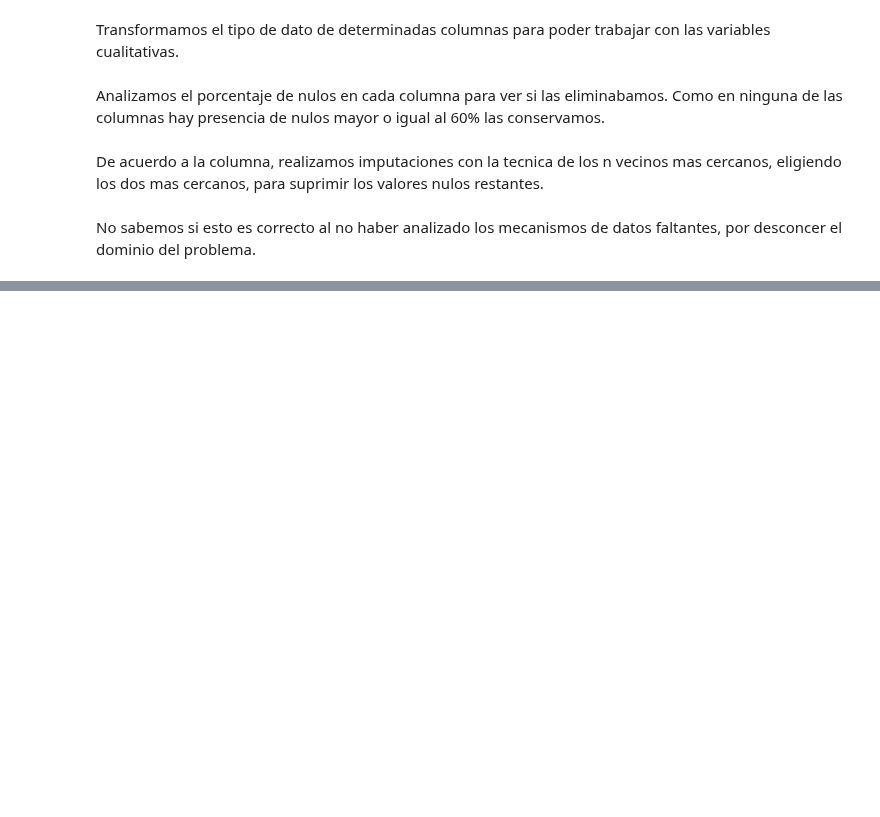
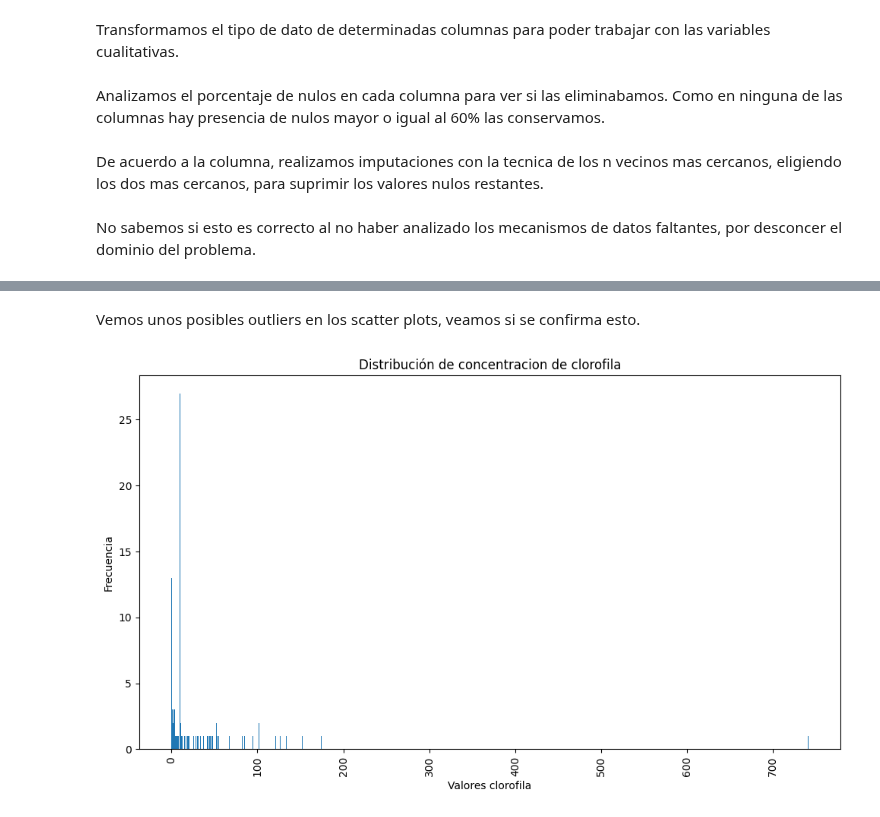
Before and after one commit to MaximoReynoso/TrabajoEspecial, a Jupyter notebook: TrabajoEspecial.ipynb, the cells around one changed output, grey strips where cells are left out. Drawn from its saved outputs; the diff is of its cells as text; code cells hidden in the pictures; blank space fills up the shorter version.

```diff
--- a/TrabajoEspecial.ipynb
+++ b/TrabajoEspecial.ipynb
@@ -114,0 +232,20 @@ preprocessed_dataset[columnas_totales] = dataset_imputado
+# %% [markdown]
+Vemos unos posibles outliers en los scatter plots, veamos si se confirma esto.
+# %%
+# contamos las frecuencias de cada valor
+industry_counts = preprocessed_dataset['clorofila_a_ug_l'].value_counts()
+
+# ordenamos las frecuencias de mayor a menor
+industry_counts = industry_counts.sort_values(ascending=False)
+
+# graficamos el histograma
+plt.figure(figsize=(10, 6))  # Ajusta el tamaño de la figura si es necesario
+plt.bar(industry_counts.index, industry_counts.values)
+plt.xticks(rotation=90)  # Rota las etiquetas del eje x para mayor legibilidad
+plt.xlabel('Valores clorofila')
+plt.ylabel('Frecuencia')
+plt.title('Distribución de concentracion de clorofila')
+plt.tight_layout()  # Ajusta el diseño para evitar superposiciones
+plt.show()
+# %% [output]
+[figure, added]
```
Also changed, not shown: parts of 10 cells of this notebook.
